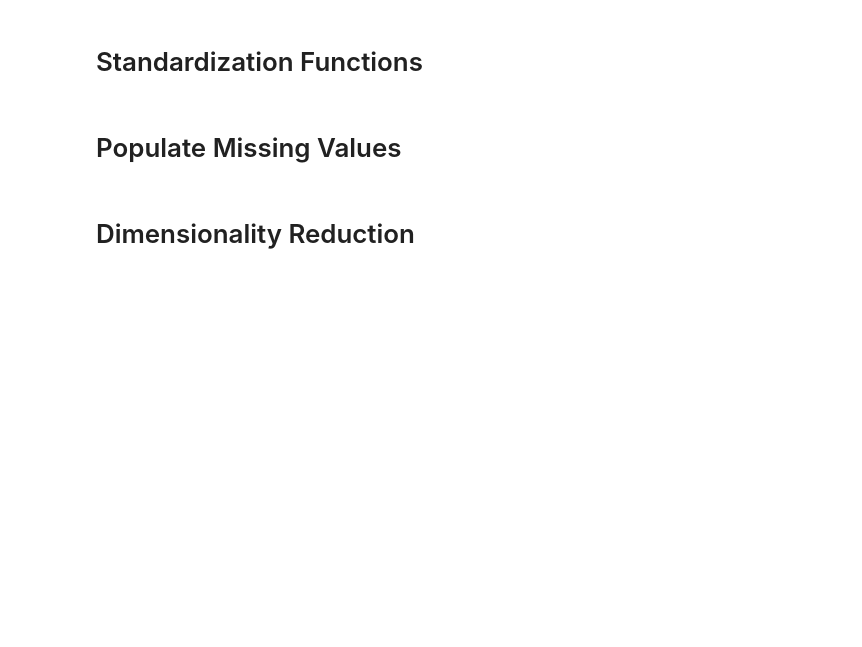
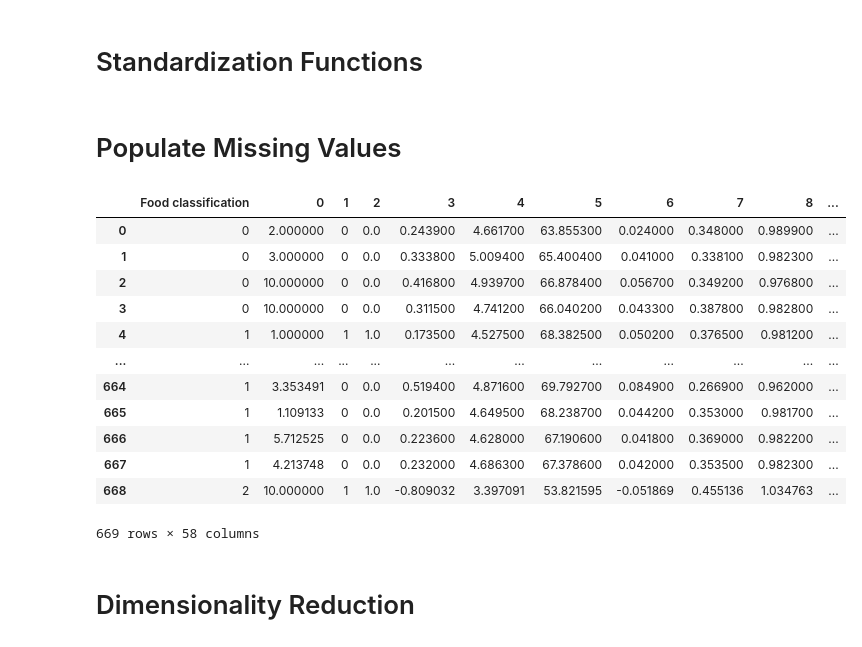
Before and after one commit to EvanLiu0/COGS118B-Project, a Jupyter notebook: Project.ipynb, the cells around one changed output. Drawn from its saved outputs; the diff is of its cells as text; code cells hidden in the pictures; blank space fills up the shorter version.

```diff
--- a/Project.ipynb
+++ b/Project.ipynb
@@ -91,8 +85,29 @@ temp = temp.drop('Description', axis=1)
 # %%
 temp = df
 temp = df[df['Average_Health_JP'].notna() & df['St._dev_Health_JP'].notna()]
-temp
 
 imp = IterativeImputer(max_iter=5, n_nearest_features=10, sample_posterior=True, random_state=0)
 imp.fit(temp.iloc[:,2:])
 newDf = imp.transform(df.iloc[:,2:])
+
+df2 = pd.DataFrame(newDf)
+df2.head()
+classif = df["Food classification"]
+df2.insert(0, 'Food classification', classif)
+
+df2.iloc[:,2] = df2.loc[:,2].apply(lambda x: round(abs(x)))
+df2
+# %% [output]
+|  | Food classification | 0 | 1 | 2 | 3 | 4 | 5 | 6 | 7 | 8 | ... |
+| 0 | 0 | 2.000000 | 0 | 0.0 | 0.243900 | 4.661700 | 63.855300 | 0.024000 | 0.348000 | 0.989900 | ... |
+| 1 | 0 | 3.000000 | 0 | 0.0 | 0.333800 | 5.009400 | 65.400400 | 0.041000 | 0.338100 | 0.982300 | ... |
+| 2 | 0 | 10.000000 | 0 | 0.0 | 0.416800 | 4.939700 | 66.878400 | 0.056700 | 0.349200 | 0.976800 | ... |
+| 3 | 0 | 10.000000 | 0 | 0.0 | 0.311500 | 4.741200 | 66.040200 | 0.043300 | 0.387800 | 0.982800 | ... |
+| 4 | 1 | 1.000000 | 1 | 1.0 | 0.173500 | 4.527500 | 68.382500 | 0.050200 | 0.376500 | 0.981200 | ... |
+| ... | ... | ... | ... | ... | ... | ... | ... | ... | ... | ... | ... |
+| 664 | 1 | 3.353491 | 0 | 0.0 | 0.519400 | 4.871600 | 69.792700 | 0.084900 | 0.266900 | 0.962000 | ... |
+| 665 | 1 | 1.109133 | 0 | 0.0 | 0.201500 | 4.649500 | 68.238700 | 0.044200 | 0.353000 | 0.981700 | ... |
+| 666 | 1 | 5.712525 | 0 | 0.0 | 0.223600 | 4.628000 | 67.190600 | 0.041800 | 0.369000 | 0.982200 | ... |
+| 667 | 1 | 4.213748 | 0 | 0.0 | 0.232000 | 4.686300 | 67.378600 | 0.042000 | 0.353500 | 0.982300 | ... |
+| 668 | 2 | 10.000000 | 1 | 1.0 | -0.809032 | 3.397091 | 53.821595 | -0.051869 | 0.455136 | 1.034763 | ... |
+669 rows × 58 columns
```
Also changed, not shown: parts of 13 cells of this notebook.
